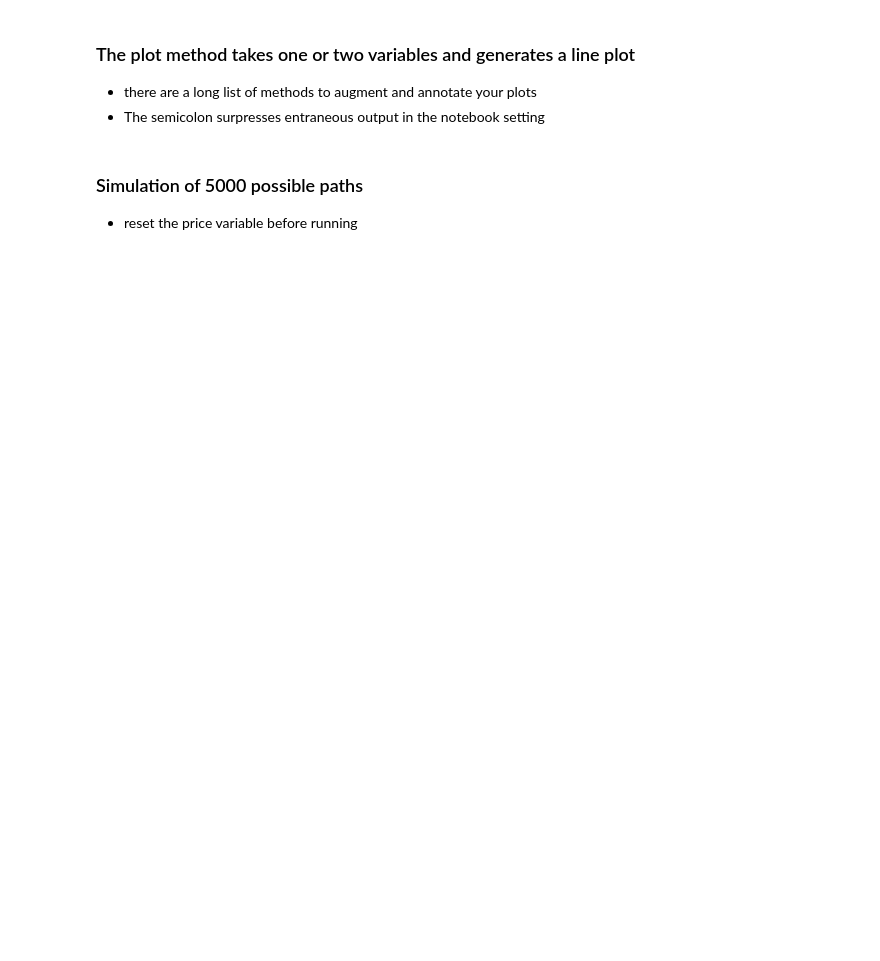
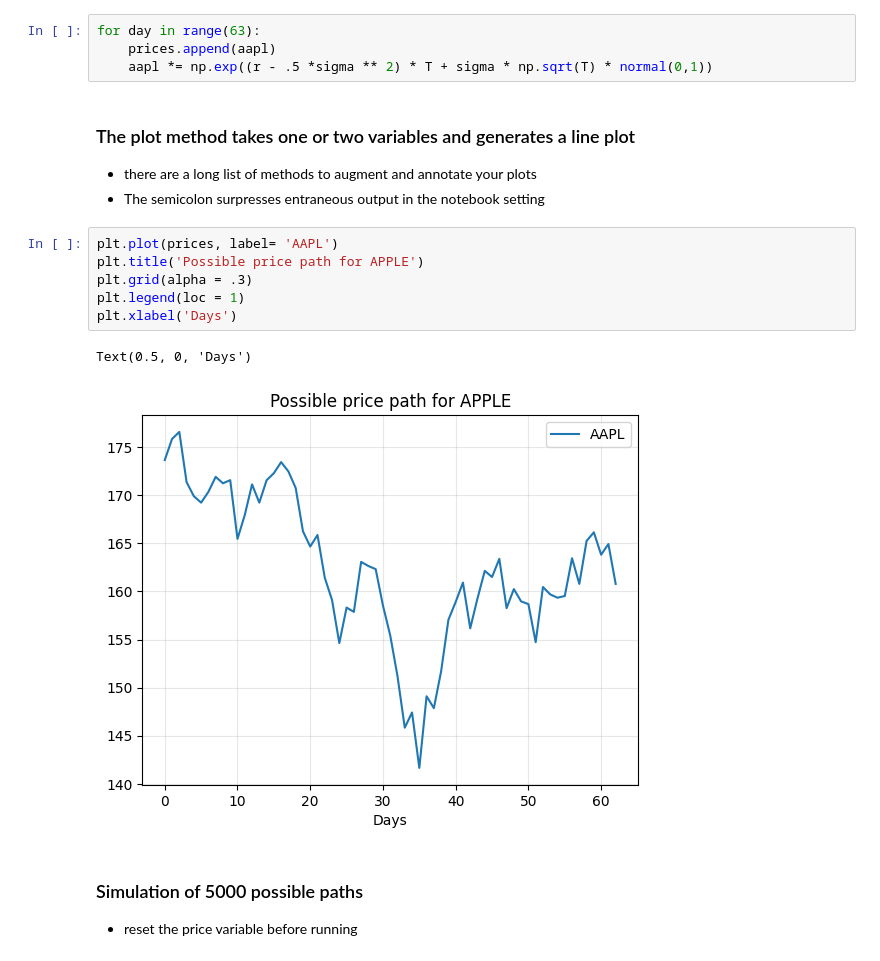
Before and after one commit to juberroc/OIM_7502_classwork, a Jupyter notebook: 04-basic_matplotlib.ipynb, the cells around one changed output. Saved outputs shown, nothing was run; the diff lists cells and outputs as text; blank space fills up the shorter version.

```diff
--- a/04-basic_matplotlib.ipynb
+++ b/04-basic_matplotlib.ipynb
@@ -22,10 +22,23 @@ aapl = 177
 prices = list()
 # %% [markdown]
 ### Simulation of one possible price path for an arbitrary quarter
+# %%
+for day in range(63):
+    prices.append(aapl)
+    aapl *= np.exp((r - .5 *sigma ** 2) * T + sigma * np.sqrt(T) * normal(0,1))
 # %% [markdown]
 ### The plot method takes one or two variables and generates a line plot
 * there are a long list of methods to augment and annotate your plots
 * The semicolon surpresses entraneous output in the notebook setting
+# %%
+plt.plot(prices, label= 'AAPL')
+plt.title('Possible price path for APPLE')
+plt.grid(alpha = .3)
+plt.legend(loc = 1)
+plt.xlabel('Days')
+# %% [output]
+Text(0.5, 0, 'Days')
+[figure, added]
 # %% [markdown]
 ### Simulation of 5000 possible paths
 * reset the price variable before running
```
Also changed, not shown: parts of 7 cells of this notebook, 1 other file.
